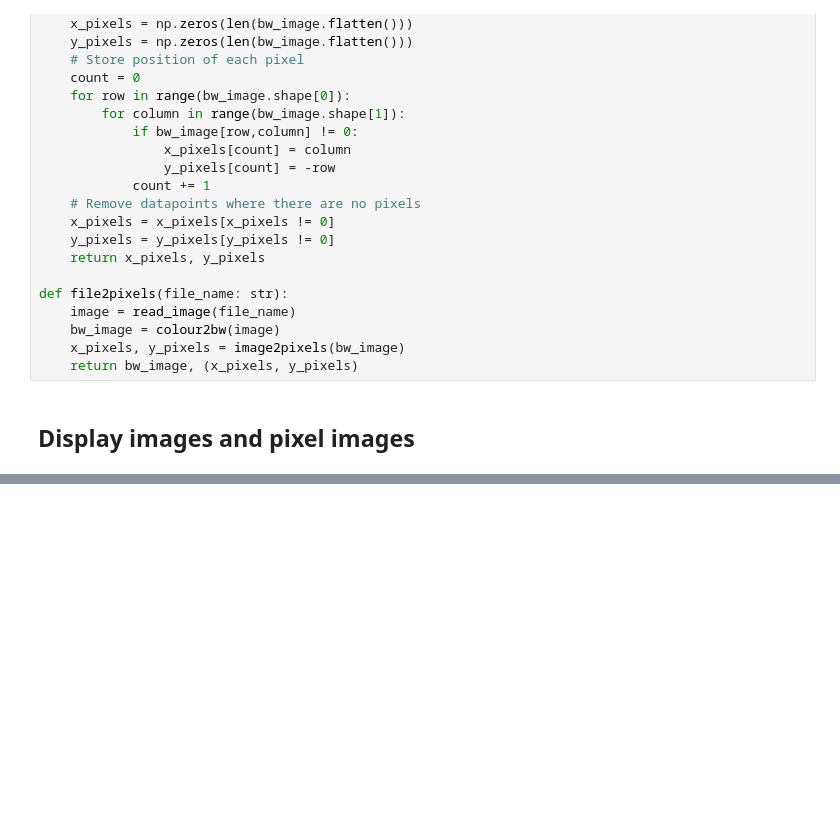
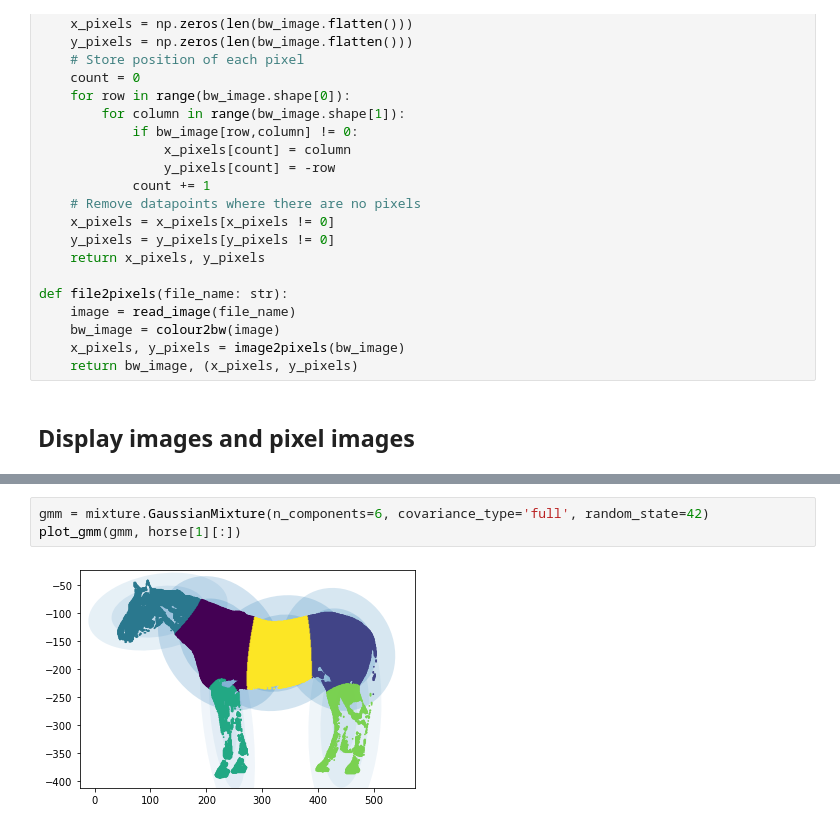
Before and after one commit to lb19337/MDM3-C, a Jupyter notebook: Gaussian_mixture.ipynb, the cells around one changed output, grey strips where cells are left out. Cells and saved outputs as stored; diff of their text form; blank space fills up the shorter version.

```diff
--- a/Gaussian_mixture.ipynb
+++ b/Gaussian_mixture.ipynb
@@ -76,0 +114,5 @@ ValueError: Expected n_samples >= n_components but got n_components = 4, n_sampl
+# %%
+gmm = mixture.GaussianMixture(n_components=6, covariance_type='full', random_state=42)
+plot_gmm(gmm, horse[1][:])
+# %% [output]
+[figure, added]
```
Also changed, not shown: parts of 4 cells of this notebook.
